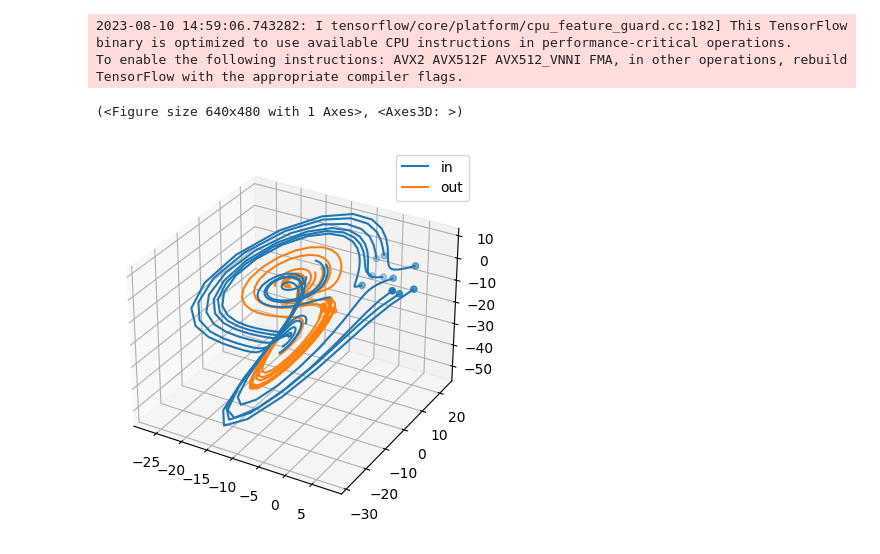
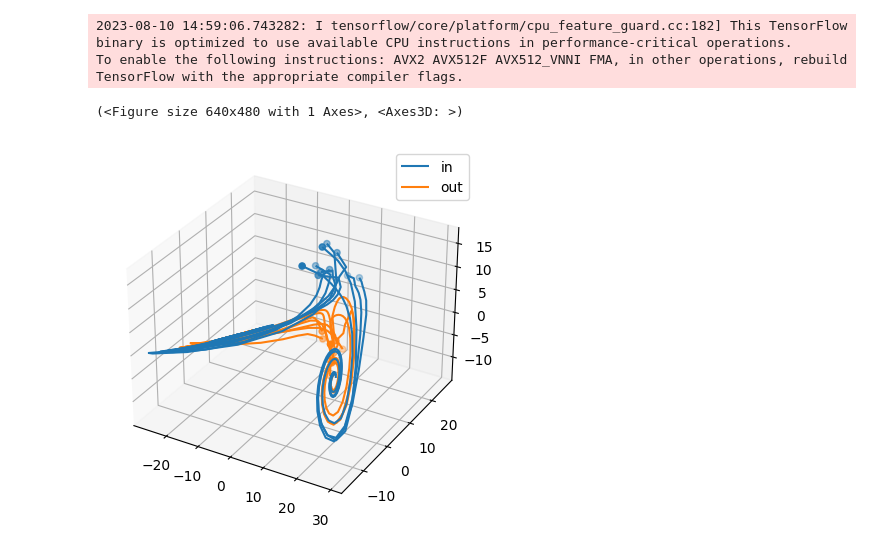
Before and after one commit to DynaDojo/dynadojo, a Jupyter notebook: demos/lorenz_demo.ipynb, the cells around one changed output. Drawn from its saved outputs; the diff is of its cells as text; code cells hidden in the pictures.

```diff
--- a/demos/lorenz_demo.ipynb
+++ b/demos/lorenz_demo.ipynb
@@ -8,16 +8,16 @@ import numpy as np
 2023-08-10 14:59:06.743282: I tensorflow/core/platform/cpu_feature_guard.cc:182] This TensorFlow binary is optimized to use available CPU instructions in performance-critical operations.
 To enable the following instructions: AVX2 AVX512F AVX512_VNNI FMA, in other operations, rebuild TensorFlow with the appropriate compiler flags.
 # %%
-latent_dim = 3
-embed_dim = 3
+latent_dim = 11
+embed_dim = 20
 n = 10
 timesteps = 50
 system = dd.systems.LorenzSystem(latent_dim, embed_dim, noise_scale=0)
 x0 = system.make_init_conds(n)
 y0 = system.make_init_conds(30, in_dist=False)
 x = system.make_data(x0, control=np.zeros((n, timesteps, embed_dim)), timesteps=timesteps)
 y = system.make_data(y0, control=np.zeros((n, timesteps, embed_dim)), timesteps=timesteps, noisy=True)
 dd.utils.lds.plot([x, y], target_dim=min(latent_dim, 3), labels=["in", "out"], max_lines=15)
 # %% [output]
 (<Figure size 640x480 with 1 Axes>, <Axes3D: >)
-[figure, old version]
+[figure, new version]
```
